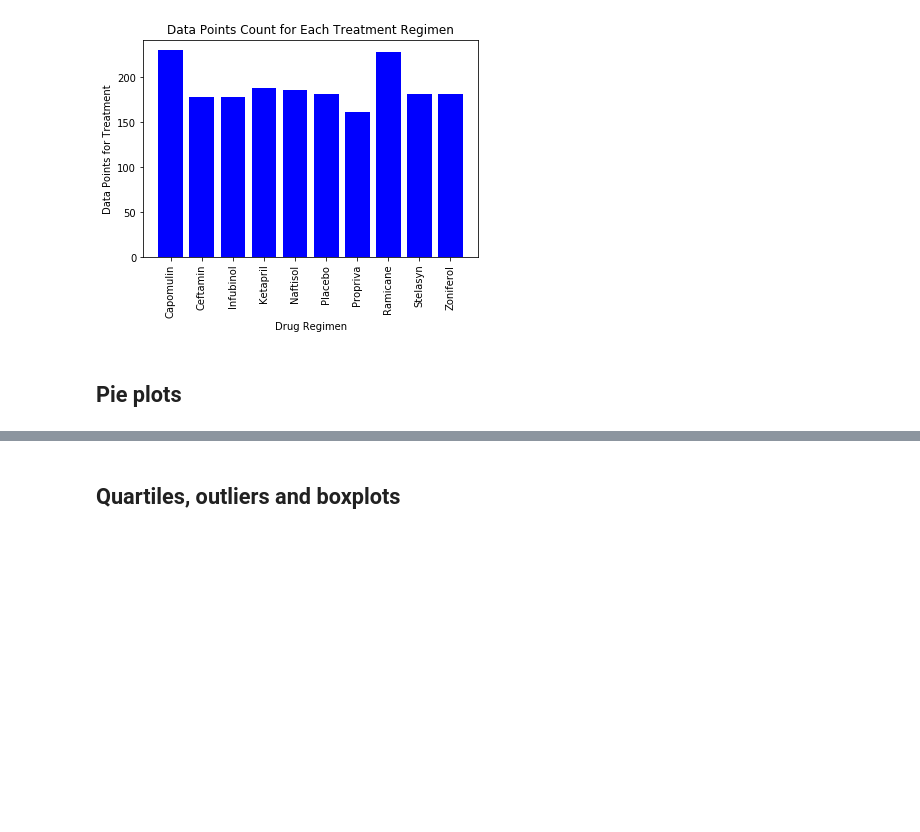
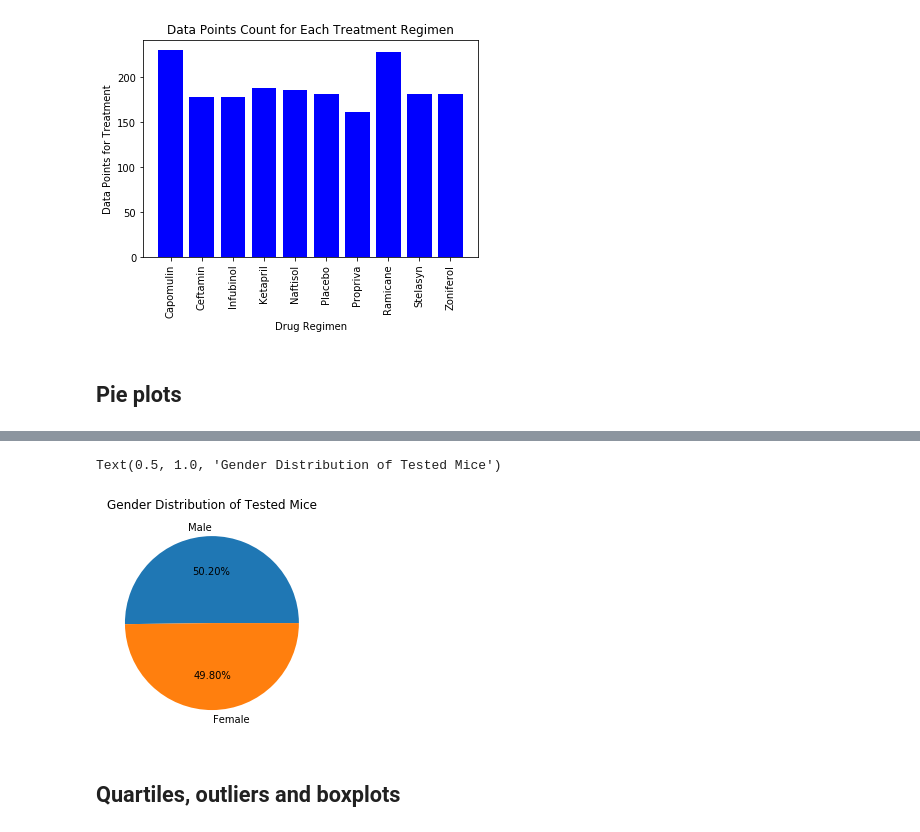
Before and after one commit to elisabethvirak/Pymaceuticals, a Jupyter notebook: pymaceuticals_EAV.ipynb, the cells around one changed output, grey strips where cells are left out. Cells and saved outputs as stored; diff of their text form; code cells hidden in the pictures; blank space fills up the shorter version.

```diff
--- a/pymaceuticals_EAV.ipynb
+++ b/pymaceuticals_EAV.ipynb
@@ -162,5 +175,11 @@ plt.xticks(rotation=90)
 # %%
 # Generate a pie plot showing the distribution of female versus male mice using pyplot
+gender_counts = gender["Sex"].value_counts()
+plt.pie(gender_counts, labels=gender_counts.index, autopct="%.2f%%")
+plt.title("Gender Distribution of Tested Mice")
+# %% [output]
+Text(0.5, 1.0, 'Gender Distribution of Tested Mice')
+[figure, added]
 # %% [markdown]
 ## Quartiles, outliers and boxplots
 # %%
```
Also changed, not shown: parts of 2 cells of this notebook.
